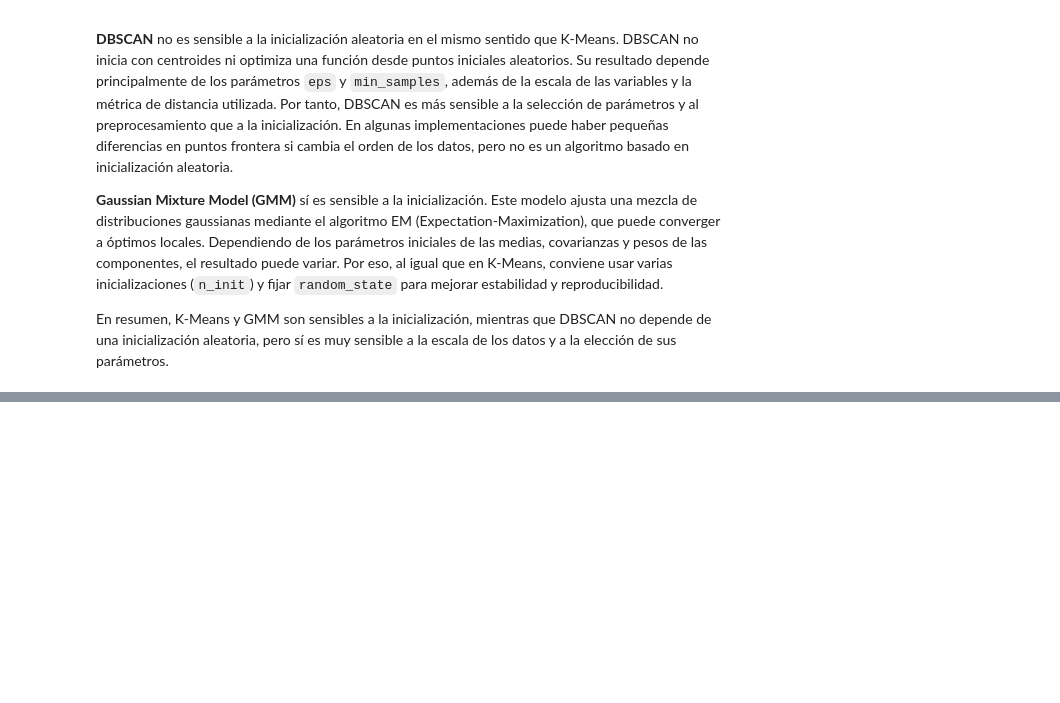
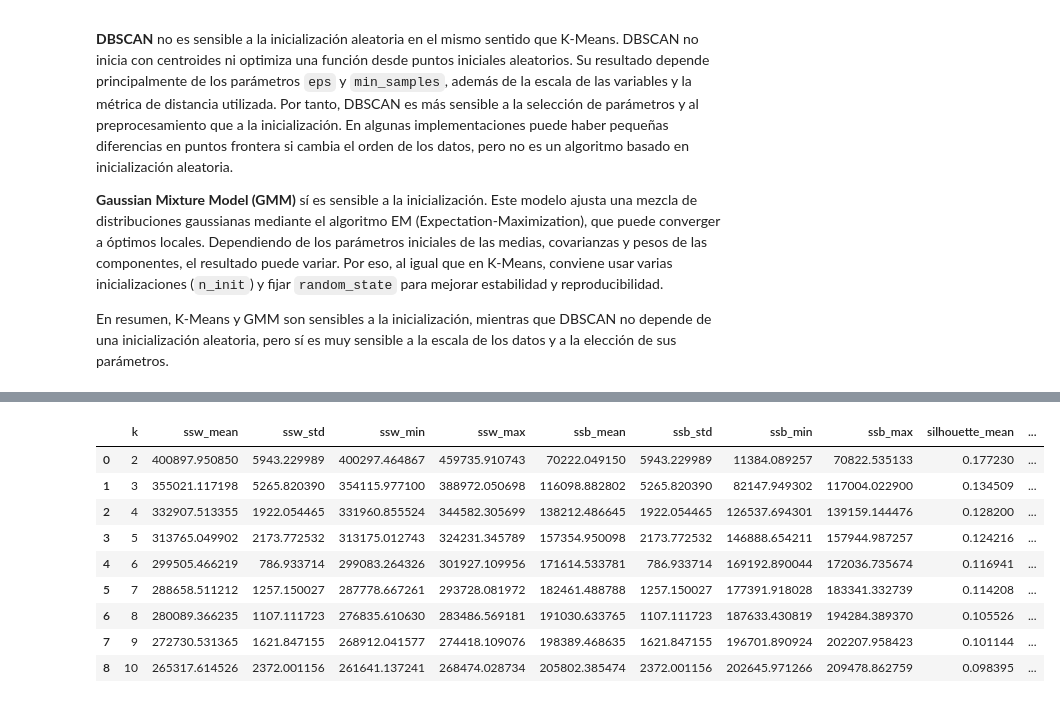
Before and after one commit to Locotin/data-mining, a Jupyter notebook: Proyecto/Entrega-3.ipynb, the cells around one changed output, grey strips where cells are left out. Cells and saved outputs as stored; diff of their text form; code cells hidden in the pictures; blank space fills up the shorter version.

```diff
--- a/Proyecto/Entrega-3.ipynb
+++ b/Proyecto/Entrega-3.ipynb
@@ -1914,0 +2066,40 @@ En resumen, K-Means y GMM son sensibles a la inicialización, mientras que DBSCA
+# %%
+# Resumen de métricas por K
+metricas_kmeans = ["ssw", "ssb", "silhouette", "davies_bouldin"]
+
+kmeans_summary_df = (
+    kmeans_runs_df.groupby("k")[metricas_kmeans]
+    .agg(["mean", "std", "min", "max"])
+    .reset_index()
+)
+kmeans_summary_df.columns = [
+    "_".join(col).strip("_") if isinstance(col, tuple) else col
+    for col in kmeans_summary_df.columns
+]
+
+expected_rows = len(list(k_values)) * n_corridas_kmeans
+assert len(kmeans_runs_df) == expected_rows, (
+    f"Se esperaban {expected_rows} corridas y se obtuvieron {len(kmeans_runs_df)}."
+)
+assert len(kmeans_summary_df) == len(list(k_values)), (
+    f"Se esperaba una fila por cada K evaluado: {len(list(k_values))}."
+)
+assert not kmeans_runs_df[metricas_kmeans].isna().any().any(), (
+    "Hay valores nulos en las métricas por corrida."
+)
+assert not kmeans_summary_df.isna().any().any(), (
+    "Hay valores nulos en el resumen de métricas."
+)
+
+kmeans_summary_df
+# %% [output]
+|  | k | ssw_mean | ssw_std | ssw_min | ssw_max | ssb_mean | ssb_std | ssb_min | ssb_max | silhouette_mean | ... |
+| 0 | 2 | 400897.950850 | 5943.229989 | 400297.464867 | 459735.910743 | 70222.049150 | 5943.229989 | 11384.089257 | 70822.535133 | 0.177230 | ... |
+| 1 | 3 | 355021.117198 | 5265.820390 | 354115.977100 | 388972.050698 | 116098.882802 | 5265.820390 | 82147.949302 | 117004.022900 | 0.134509 | ... |
+| 2 | 4 | 332907.513355 | 1922.054465 | 331960.855524 | 344582.305699 | 138212.486645 | 1922.054465 | 126537.694301 | 139159.144476 | 0.128200 | ... |
+| 3 | 5 | 313765.049902 | 2173.772532 | 313175.012743 | 324231.345789 | 157354.950098 | 2173.772532 | 146888.654211 | 157944.987257 | 0.124216 | ... |
+| 4 | 6 | 299505.466219 | 786.933714 | 299083.264326 | 301927.109956 | 171614.533781 | 786.933714 | 169192.890044 | 172036.735674 | 0.116941 | ... |
+| 5 | 7 | 288658.511212 | 1257.150027 | 287778.667261 | 293728.081972 | 182461.488788 | 1257.150027 | 177391.918028 | 183341.332739 | 0.114208 | ... |
+| 6 | 8 | 280089.366235 | 1107.111723 | 276835.610630 | 283486.569181 | 191030.633765 | 1107.111723 | 187633.430819 | 194284.389370 | 0.105526 | ... |
+| 7 | 9 | 272730.531365 | 1621.847155 | 268912.041577 | 274418.109076 | 198389.468635 | 1621.847155 | 196701.890924 | 202207.958423 | 0.101144 | ... |
+| 8 | 10 | 265317.614526 | 2372.001156 | 261641.137241 | 268474.028734 | 205802.385474 | 2372.001156 | 202645.971266 | 209478.862759 | 0.098395 | ... |
```
Also changed, not shown: parts of 7 cells of this notebook.
